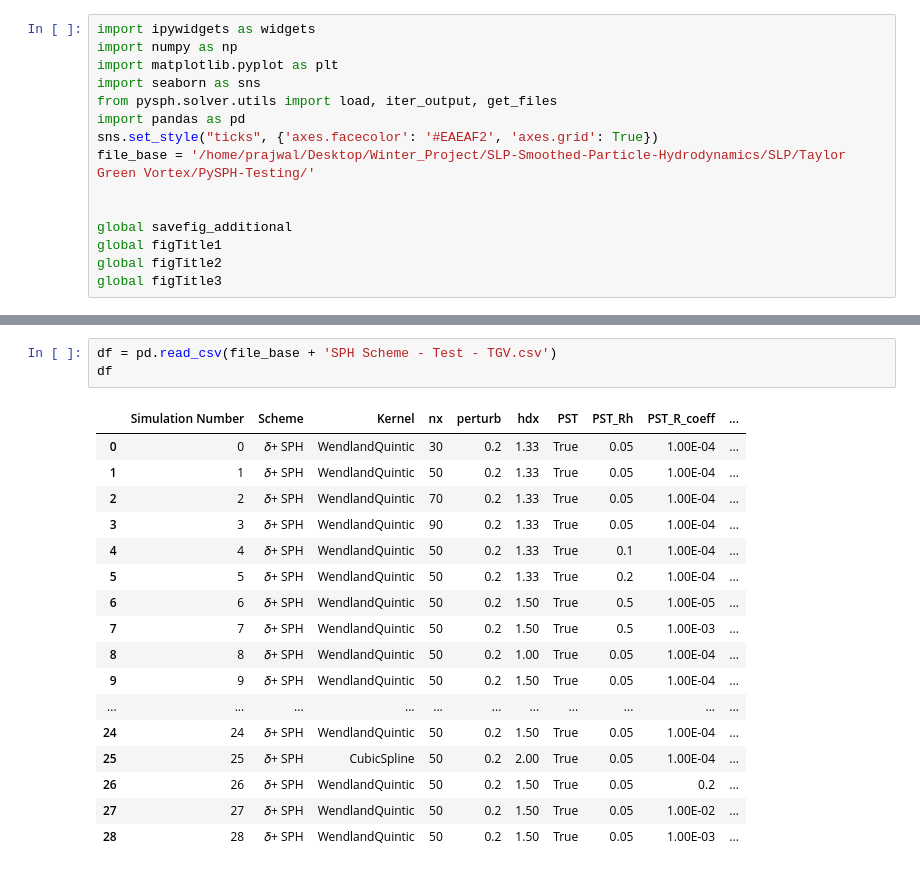
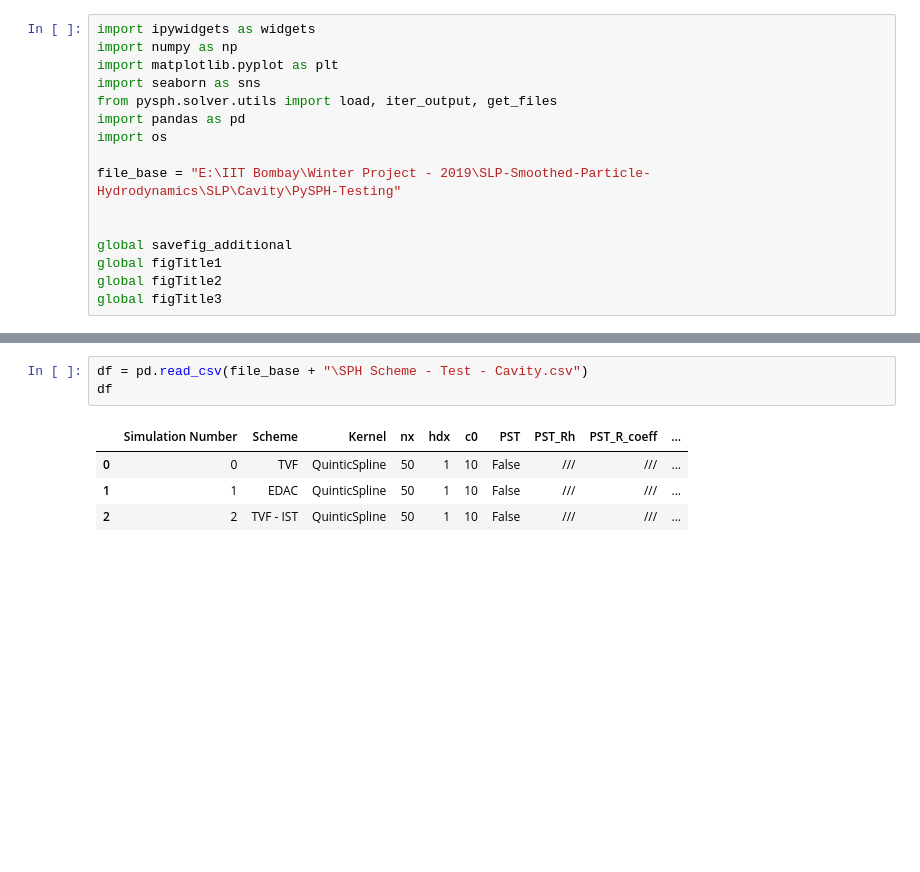
Before and after one commit to Prajwal-Prathiksh/SLP-Smoothed-Particle-Hydrodynamics, a Jupyter notebook: SLP/Cavity/plot_output.ipynb, the cells around one changed output, grey strips where cells are left out. Saved outputs shown, nothing was run; the diff lists cells and outputs as text; blank space fills up the shorter version.

```diff
--- a/SLP/Cavity/plot_output.ipynb
+++ b/SLP/Cavity/plot_output.ipynb
@@ -5,8 +5,9 @@ import matplotlib.pyplot as plt
 import seaborn as sns
 from pysph.solver.utils import load, iter_output, get_files
 import pandas as pd
-sns.set_style("ticks", {'axes.facecolor': '#EAEAF2', 'axes.grid': True})
-file_base = '/home/prajwal/Desktop/Winter_Project/SLP-Smoothed-Particle-Hydrodynamics/SLP/Taylor Green Vortex/PySPH-Testing/'
+import os
+
+file_base = "E:\IIT Bombay\Winter Project - 2019\SLP-Smoothed-Particle-Hydrodynamics\SLP\Cavity\PySPH-Testing"
 
 
 global savefig_additional
@@ -296,21 +208,8 @@ def custom_plot4(sph_schm, sph_schm_legend, bins = 20, sz=(19.2,14.4), save=Fals
 # %%
-df = pd.read_csv(file_base + 'SPH Scheme - Test - TGV.csv')
+df = pd.read_csv(file_base + "\SPH Scheme - Test - Cavity.csv")
 df
 # %% [output]
-|  | Simulation Number | Scheme | Kernel | nx | perturb | hdx | PST | PST_Rh | PST_R_coeff | ... |
-| 0 | 0 | 𝛿+ SPH | WendlandQuintic | 30 | 0.2 | 1.33 | True | 0.05 | 1.00E-04 | ... |
-| 1 | 1 | 𝛿+ SPH | WendlandQuintic | 50 | 0.2 | 1.33 | True | 0.05 | 1.00E-04 | ... |
-| 2 | 2 | 𝛿+ SPH | WendlandQuintic | 70 | 0.2 | 1.33 | True | 0.05 | 1.00E-04 | ... |
-| 3 | 3 | 𝛿+ SPH | WendlandQuintic | 90 | 0.2 | 1.33 | True | 0.05 | 1.00E-04 | ... |
-| 4 | 4 | 𝛿+ SPH | WendlandQuintic | 50 | 0.2 | 1.33 | True | 0.1 | 1.00E-04 | ... |
-| 5 | 5 | 𝛿+ SPH | WendlandQuintic | 50 | 0.2 | 1.33 | True | 0.2 | 1.00E-04 | ... |
-| 6 | 6 | 𝛿+ SPH | WendlandQuintic | 50 | 0.2 | 1.50 | True | 0.5 | 1.00E-05 | ... |
-| 7 | 7 | 𝛿+ SPH | WendlandQuintic | 50 | 0.2 | 1.50 | True | 0.5 | 1.00E-03 | ... |
-| 8 | 8 | 𝛿+ SPH | WendlandQuintic | 50 | 0.2 | 1.00 | True | 0.05 | 1.00E-04 | ... |
-| 9 | 9 | 𝛿+ SPH | WendlandQuintic | 50 | 0.2 | 1.50 | True | 0.05 | 1.00E-04 | ... |
-| ... | ... | ... | ... | ... | ... | ... | ... | ... | ... | ... |
-| 24 | 24 | 𝛿+ SPH | WendlandQuintic | 50 | 0.2 | 1.50 | True | 0.05 | 1.00E-04 | ... |
-| 25 | 25 | 𝛿+ SPH | CubicSpline | 50 | 0.2 | 2.00 | True | 0.05 | 1.00E-04 | ... |
-| 26 | 26 | 𝛿+ SPH | WendlandQuintic | 50 | 0.2 | 1.50 | True | 0.05 | 0.2 | ... |
-| 27 | 27 | 𝛿+ SPH | WendlandQuintic | 50 | 0.2 | 1.50 | True | 0.05 | 1.00E-02 | ... |
-| 28 | 28 | 𝛿+ SPH | WendlandQuintic | 50 | 0.2 | 1.50 | True | 0.05 | 1.00E-03 | ... |
+|  | Simulation Number | Scheme | Kernel | nx | hdx | c0 | PST | PST_Rh | PST_R_coeff | ... |
+| 0 | 0 | TVF | QuinticSpline | 50 | 1 | 10 | False | /// | /// | ... |
+| 1 | 1 | EDAC | QuinticSpline | 50 | 1 | 10 | False | /// | /// | ... |
+| 2 | 2 | TVF - IST | QuinticSpline | 50 | 1 | 10 | False | /// | /// | ... |
```
Also changed, not shown: parts of 8 cells of this notebook, 4 other files.
